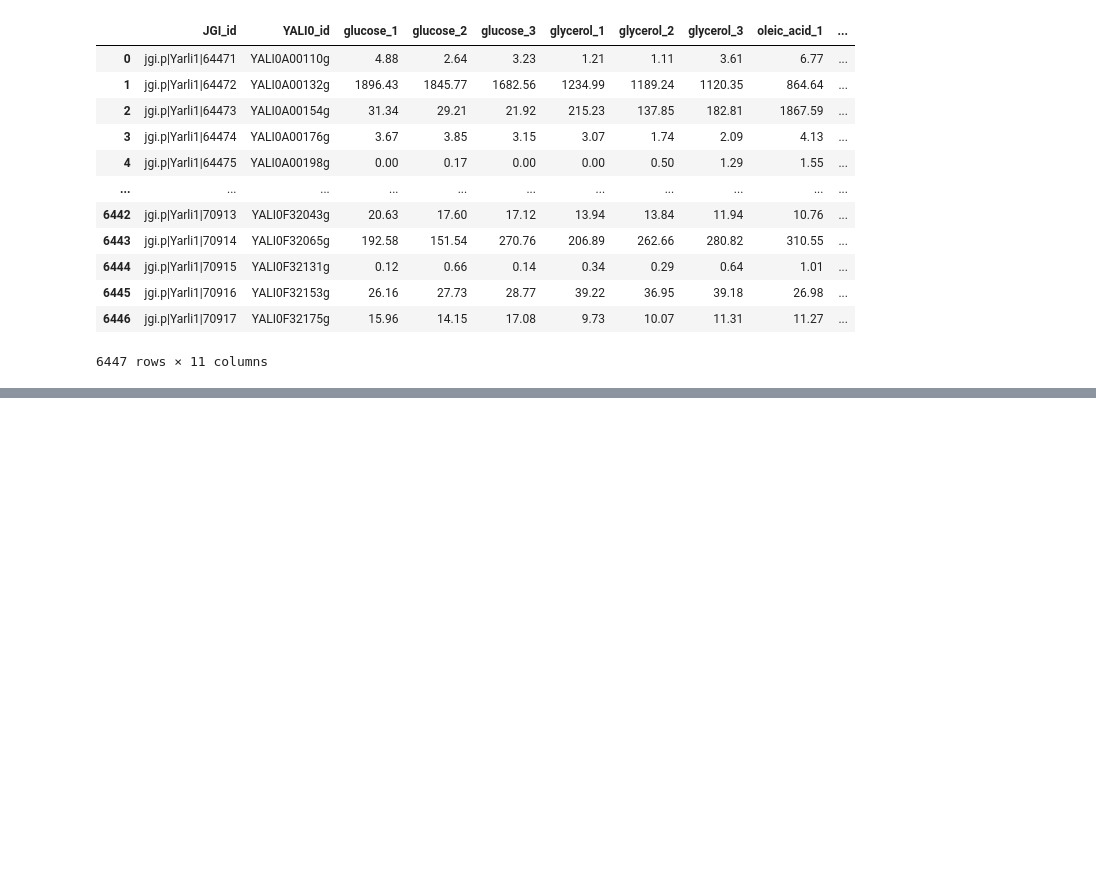
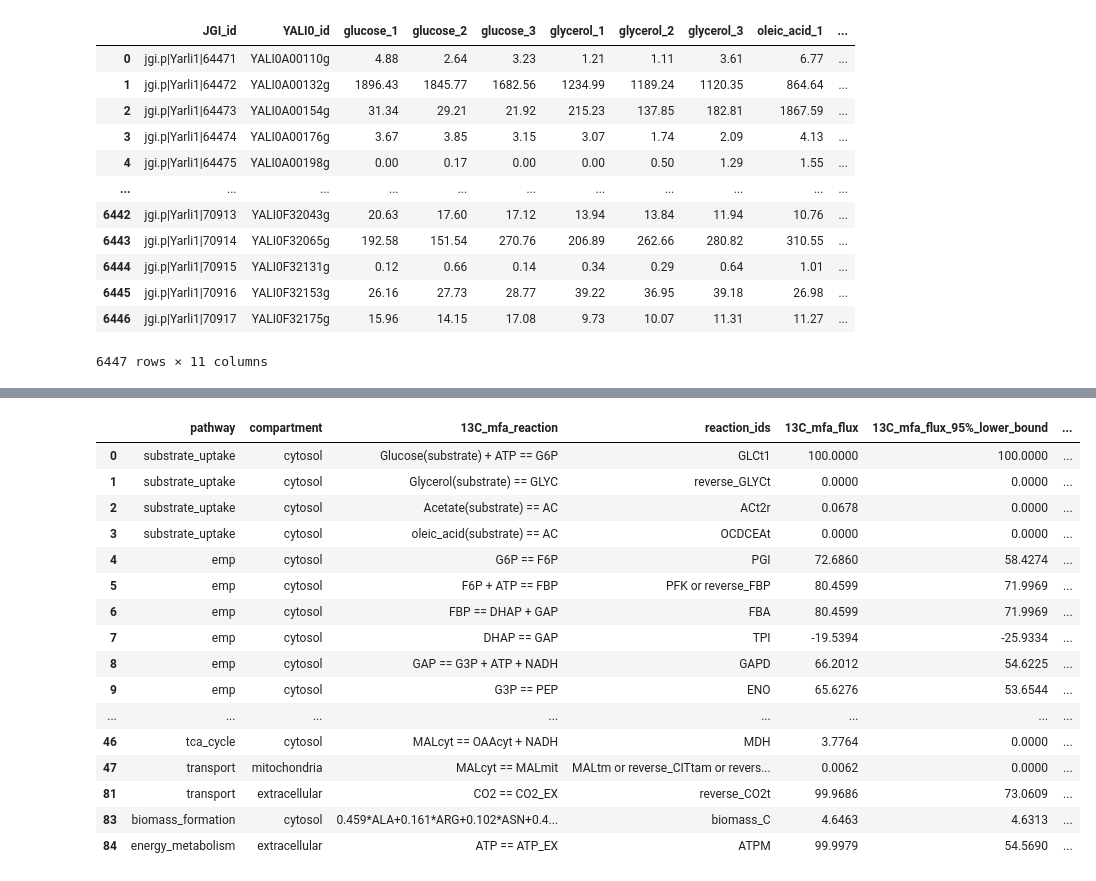
Before and after one commit to garrettroell/yarrrowia_eflux2, a Jupyter notebook: notebooks/B_eflux2_glucose.ipynb, the cells around one changed output, grey strips where cells are left out. Saved outputs shown, nothing was run; the diff lists cells and outputs as text; code cells hidden in the pictures; blank space fills up the shorter version.

Commit message:
added glucose eflux2 data

```diff
--- a/notebooks/B_eflux2_glucose.ipynb
+++ b/notebooks/B_eflux2_glucose.ipynb
@@ -73,0 +49,6 @@ glucose_1_transcripts
+# %%
+glucose_1_gene_transcripts = get_gene_transcript_dictionary(transcriptomics_df, 'glucose_1')
+glucose_2_gene_transcripts = get_gene_transcript_dictionary(transcriptomics_df, 'glucose_2')
+glucose_3_gene_transcripts = get_gene_transcript_dictionary(transcriptomics_df, 'glucose_3')
+
+glucose_2_gene_transcripts
@@ -73,0 +75,6 @@ glucose_1_transcripts
+# %%
+glucose_1_reaction_transcripts = get_reaction_transcript_dictionary(model, glucose_1_gene_transcripts)
+glucose_2_reaction_transcripts = get_reaction_transcript_dictionary(model, glucose_2_gene_transcripts)
+glucose_3_reaction_transcripts = get_reaction_transcript_dictionary(model, glucose_3_gene_transcripts)
+
+glucose_1_reaction_transcripts
@@ -117,0 +386,34 @@ NameError: name 'transcript_df_T1' is not defined
+# %%
+# load glucose 13C MFA data
+glucose_13c_mfa_df = pd.read_csv('../data/13c_mfa/glucose_13c_mfa.csv')
+
+# only keep the reactions that are mapped to the GSM
+glucose_13c_mfa_df.dropna(subset = ["reaction_ids"], inplace=True)
+
+# add the GSM flux predictions to the 13C-MFA dataframe
+glucose_central_eflux2_df = add_column_to_13c_flux_df(glucose_13c_mfa_df, glucose_1_gsm_eflux2_df, 'Glucose 1 Flux')
+glucose_central_eflux2_df = add_column_to_13c_flux_df(glucose_central_eflux2_df, glucose_2_gsm_eflux2_df, 'Glucose 2 Flux')
+glucose_central_eflux2_df = add_column_to_13c_flux_df(glucose_central_eflux2_df, glucose_3_gsm_eflux2_df, 'Glucose 3 Flux')
+
+# save the central fluxes as .csv
+glucose_central_eflux2_df.to_csv('../results/eflux2_central_fluxes/glucose_central_eflux2.csv', index=False)
+
+glucose_central_eflux2_df
+# %% [output]
+|  | pathway | compartment | 13C_mfa_reaction | reaction_ids | 13C_mfa_flux | 13C_mfa_flux_95%_lower_bound | ... |
+| 0 | substrate_uptake | cytosol | Glucose(substrate) + ATP == G6P | GLCt1 | 100.0000 | 100.0000 | ... |
+| 1 | substrate_uptake | cytosol | Glycerol(substrate) == GLYC | reverse_GLYCt | 0.0000 | 0.0000 | ... |
+| 2 | substrate_uptake | cytosol | Acetate(substrate) == AC | ACt2r | 0.0678 | 0.0000 | ... |
+| 3 | substrate_uptake | cytosol | oleic_acid(substrate) == AC | OCDCEAt | 0.0000 | 0.0000 | ... |
+| 4 | emp | cytosol | G6P == F6P | PGI | 72.6860 | 58.4274 | ... |
+| 5 | emp | cytosol | F6P + ATP == FBP | PFK or reverse_FBP | 80.4599 | 71.9969 | ... |
+| 6 | emp | cytosol | FBP == DHAP + GAP | FBA | 80.4599 | 71.9969 | ... |
+| 7 | emp | cytosol | DHAP == GAP | TPI | -19.5394 | -25.9334 | ... |
+| 8 | emp | cytosol | GAP == G3P + ATP + NADH | GAPD | 66.2012 | 54.6225 | ... |
+| 9 | emp | cytosol | G3P == PEP | ENO | 65.6276 | 53.6544 | ... |
+| ... | ... | ... | ... | ... | ... | ... | ... |
+| 46 | tca_cycle | cytosol | MALcyt == OAAcyt + NADH | MDH | 3.7764 | 0.0000 | ... |
+| 47 | transport | mitochondria | MALcyt == MALmit | MALtm or reverse_CITtam or revers... | 0.0062 | 0.0000 | ... |
+| 81 | transport | extracellular | CO2 == CO2_EX | reverse_CO2t | 99.9686 | 73.0609 | ... |
+| 83 | biomass_formation | cytosol | 0.459*ALA+0.161*ARG+0.102*ASN+0.4... | biomass_C | 4.6463 | 4.6313 | ... |
+| 84 | energy_metabolism | extracellular | ATP == ATP_EX | ATPM | 99.9979 | 54.5690 | ... |
```
Also changed, not shown: parts of 17 cells of this notebook, 20 other files.
